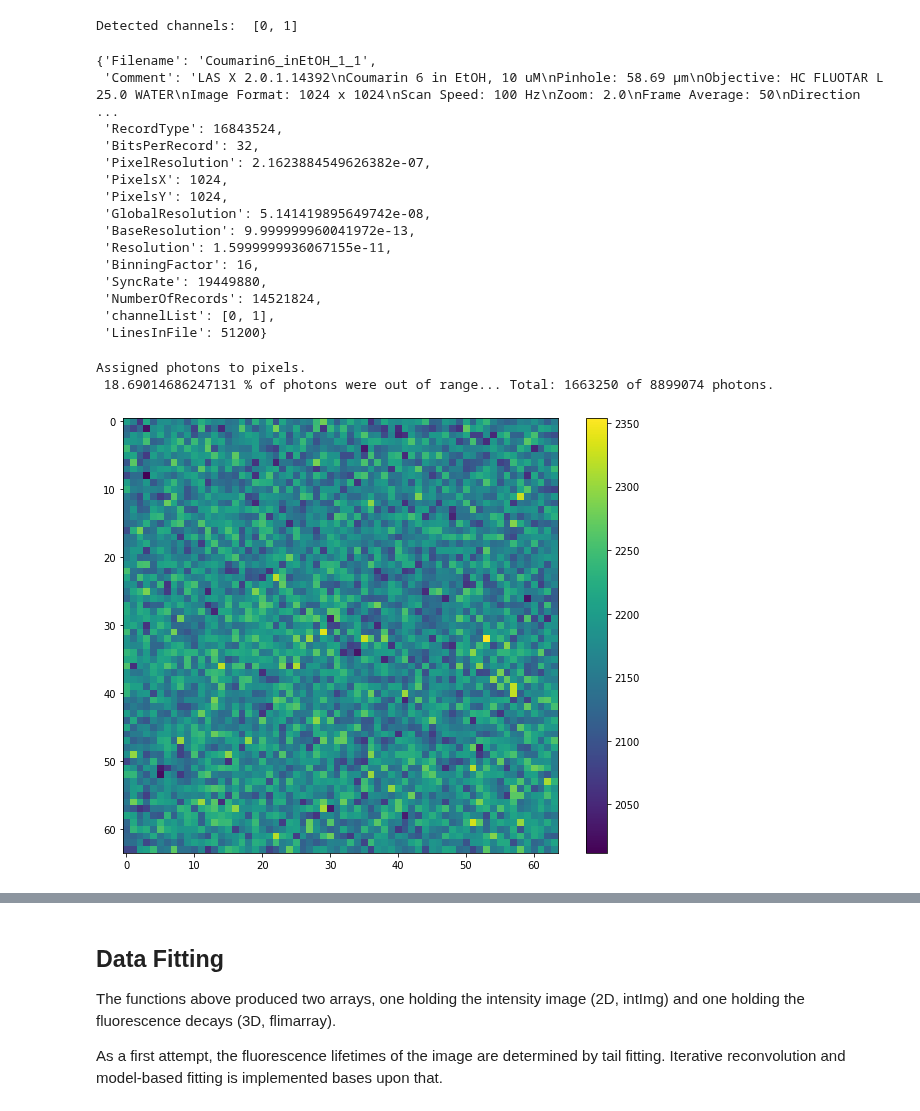
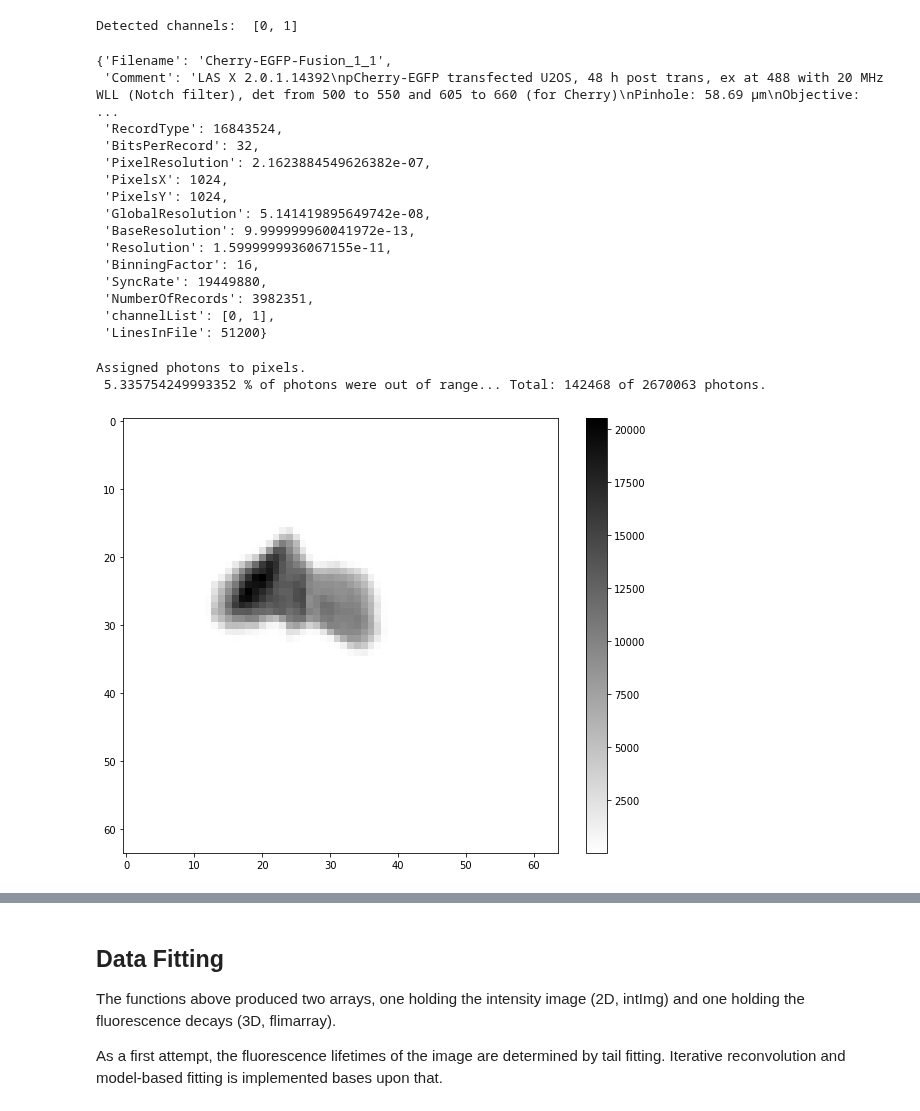
Before and after one commit to Tomkaehst/PhasorFLIM, a Jupyter notebook: PicoQuant PTU Decoding and Fitting.ipynb, the cells around one changed output, grey strips where cells are left out. Saved outputs shown, nothing was run; the diff lists cells and outputs as text; code cells hidden in the pictures.

```diff
--- a/PicoQuant PTU Decoding and Fitting.ipynb
+++ b/PicoQuant PTU Decoding and Fitting.ipynb
@@ -35,7 +35,7 @@ import matplotlib.pyplot as plt
 
 
 # Filepath for test files and creation of a filestream using read-binary
-ptupath = 'qt_app/testData/20190418_EGFP.sptw/Coumarin6_inEtOH_1/Coumarin6_inEtOH_1_1.ptu'
+ptupath = 'qt_app/testData/20190418_EGFP.sptw/Cherry-EGFP-Fusion_1/Cherry-EGFP-Fusion_1_1.ptu'
 ptureadstream = open(ptupath, 'rb')
 
 # Reading file magic to check if file is PTU file, first 8 byte
@@ -389,8 +389,8 @@ FLIMInfo['LinesInFile'] = countLines(recordarray)
 # %%
 FLIMInfo
 # %% [output]
-{'Filename': 'Coumarin6_inEtOH_1_1',
- 'Comment': 'LAS X 2.0.1.14392\nCoumarin 6 in EtOH, 10 uM\nPinhole: 58.69 µm\nObjective: HC FLUOTAR L 25.0 WATER\nImage Format: 1024 x 1024\nScan Speed: 100 Hz\nZoom: 2.0\nFrame Average: 50\nDirection ...
+{'Filename': 'Cherry-EGFP-Fusion_1_1',
+ 'Comment': 'LAS X 2.0.1.14392\npCherry-EGFP transfected U2OS, 48 h post trans, ex at 488 with 20 MHz WLL (Notch filter), det from 500 to 550 and 605 to 660 (for Cherry)\nPinhole: 58.69 µm\nObjective: ...
  'RecordType': 16843524,
  'BitsPerRecord': 32,
  'PixelResolution': 2.1623884549626382e-07,
@@ -401,7 +401,7 @@ FLIMInfo
  'Resolution': 1.5999999936067155e-11,
  'BinningFactor': 16,
  'SyncRate': 19449880,
- 'NumberOfRecords': 14521824,
+ 'NumberOfRecords': 3982351,
  'channelList': [0, 1],
  'LinesInFile': 51200}
 # %%
@@ -539,11 +539,11 @@ flimarray, intimage = buildFLIMArray(recordarray,
 recordarray = None # dereferencing recordarray for garbage collection; in the future: ptu processing via data stream!
 # %% [output]
 Assigned photons to pixels.
- 18.69014686247131 % of photons were out of range... Total: 1663250 of 8899074 photons.
+ 5.335754249993352 % of photons were out of range... Total: 142468 of 2670063 photons.
 # %%
-plt.imshow(intimage, cmap = "viridis")
+plt.imshow(intimage, cmap = "gray_r")
 plt.colorbar()
 plt.show()
 # %% [output]
-[figure, old version]
+[figure, new version]
 # %%
```
Also changed, not shown: parts of 17 cells of this notebook.
